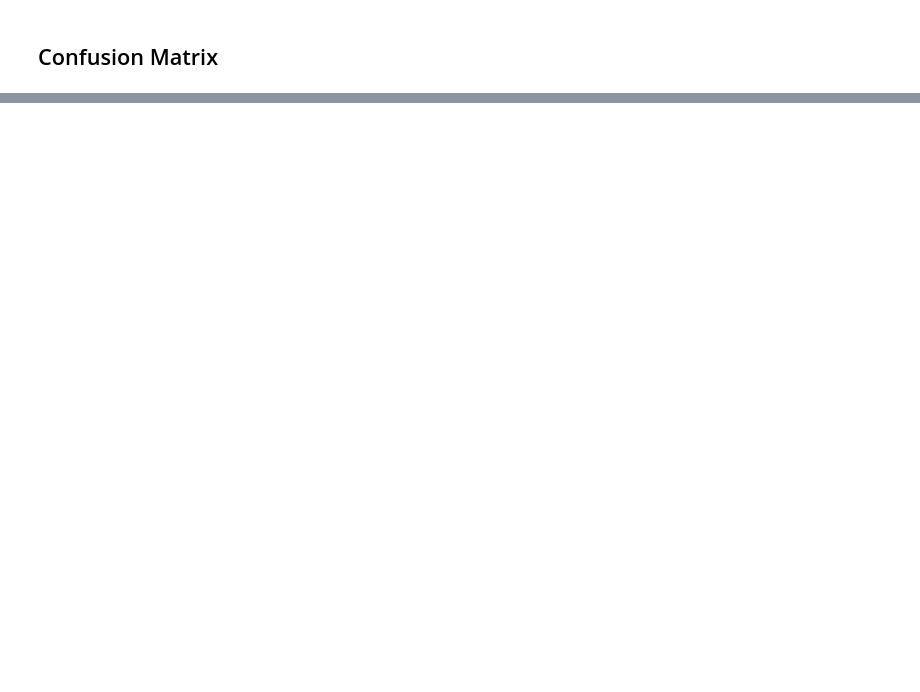
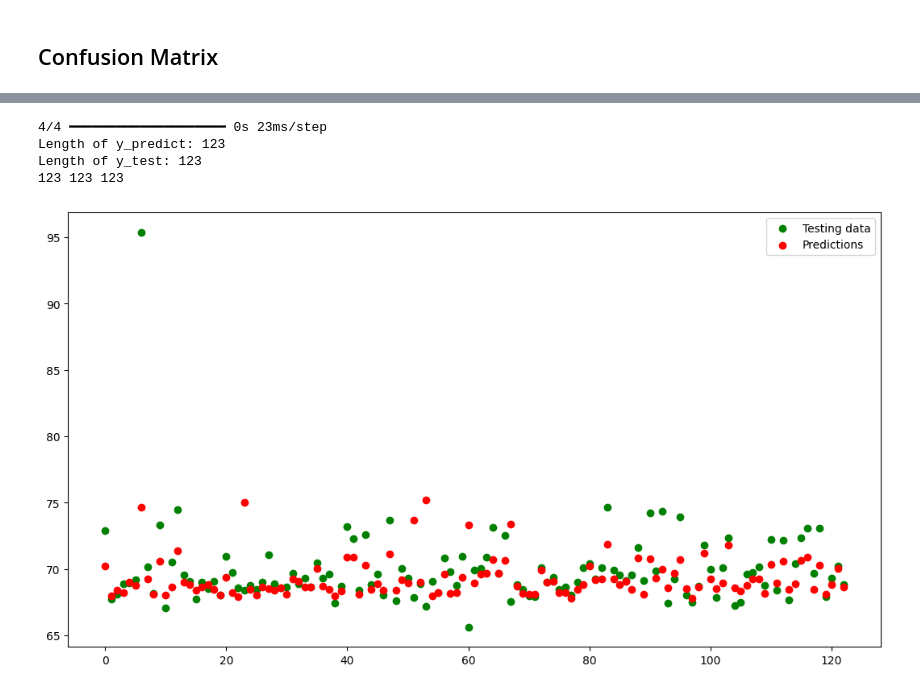
Before and after one commit to Jarnovis/DEDS_Portfolio, a Jupyter notebook: src/Jupyter/week_13/DEDS_KEGGLE.ipynb, the cells around one changed output, grey strips where cells are left out. Cells and saved outputs as stored; diff of their text form; code cells hidden in the pictures; blank space fills up the shorter version.

```diff
--- a/src/Jupyter/week_13/DEDS_KEGGLE.ipynb
+++ b/src/Jupyter/week_13/DEDS_KEGGLE.ipynb
@@ -312,0 +367,30 @@ plt.show()
+# %%
+def plot_predictions(test_X, test_Y, pred_Y):
+    plt.figure(figsize=(13, 7))
+    plt.scatter(test_X, test_Y, c="g", label="Testing data")
+    plt.scatter(test_X, pred_Y, c="r", label="Predictions")
+    plt.legend()
+    plt.show()
+
+y_predict = model_1.predict(X_test_normalized)
+
+y_test = y_test.to_numpy() if isinstance(y_test, pd.Series) else y_test
+y_predict = tf.squeeze(y_predict).numpy()
+
+if isinstance(y_test, pd.DataFrame):
+    y_test = y_test.iloc[:, 0].to_numpy()
+
+print(f"Length of y_predict: {len(y_predict)}")
+print(f"Length of y_test: {len(y_test)}")
+
+test_X = tf.range(0, len(y_test)).numpy()
+
+print(len(test_X), len(y_test), len(y_predict))
+
+plot_predictions(test_X, y_test, y_predict)
+# %% [output]
+4/4 ━━━━━━━━━━━━━━━━━━━━ 0s 23ms/step
+Length of y_predict: 123
+Length of y_test: 123
+123 123 123
+[figure, added]
```
Also changed, not shown: parts of 12 cells of this notebook, 2 other files.
